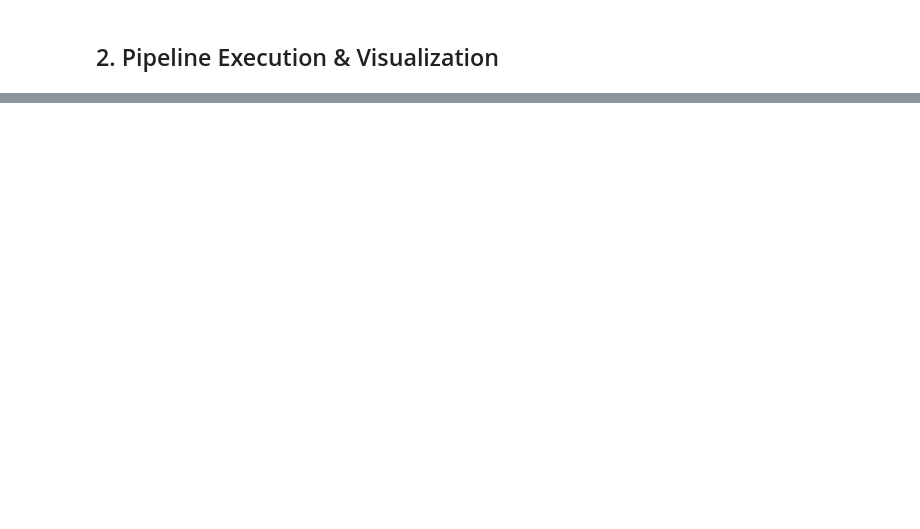
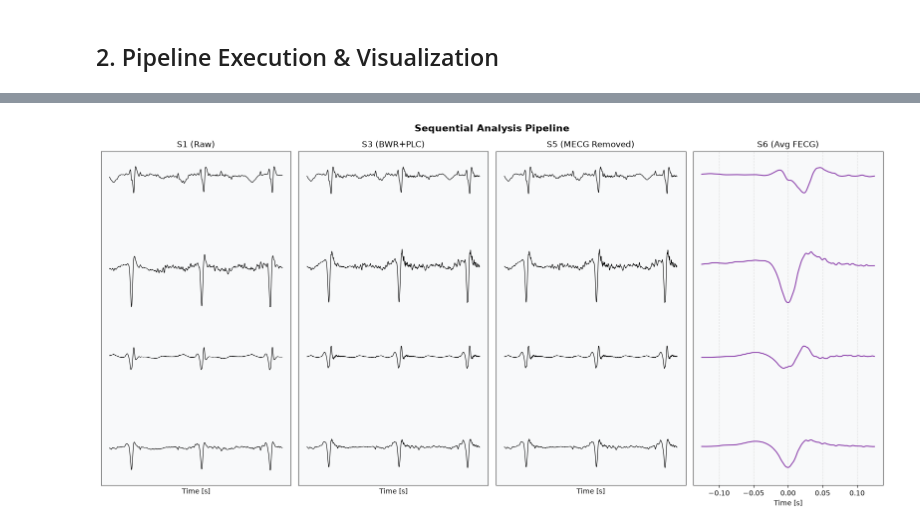
Before and after one commit to fedeceru/BSP_project, a Jupyter notebook: notebooks/main_analysis.ipynb, the cells around one changed output, grey strips where cells are left out. Cells and saved outputs as stored; diff of their text form; code cells hidden in the pictures; blank space fills up the shorter version.

```diff
--- a/notebooks/main_analysis.ipynb
+++ b/notebooks/main_analysis.ipynb
@@ -195,0 +83,37 @@ Sample Entropy (SampEn) of Fetal Residual: 0.1692
+# %%
+# 4. Cancellazione MECG (S5)
+s5_signal = np.zeros_like(s4_signal)
+for ch in range(s4_signal.shape[1]):
+    s5_signal[:, ch] = mecg_canc.subtract_mecg_least_squares(s4_signal[:, ch], maternal_peaks)
+
+# 5. Estrazione FECG (S6)
+fecg_ext = FECGExtractor(fs=fs_target)
+
+# Ricaviamo la componente PCA fetale sfruttando l'estrattore del MECGCanceller
+fetal_enhanced = mecg_canc.extract_principal_component(s5_signal.T)
+# Utilizziamo il metodo corretto: detect_fetal_qrs
+fetal_peaks = fecg_ext.detect_fetal_qrs(fetal_enhanced)
+
+# Calcolo del complesso fetale medio (S6)
+s6_avg_beat_list = []
+for ch in range(s5_signal.shape[1]):
+    # Il plotter si aspetta un range temporale di 250ms (-125 a +125), indichiamo la window
+    avg_beat = fecg_ext.synchronous_averaging(s5_signal[:, ch], fetal_peaks, window_size_sec=0.25)
+    if avg_beat is None:
+        avg_beat = np.zeros(int(0.25 * fs_target))
+    s6_avg_beat_list.append(avg_beat)
+
+s6_avg_beat = np.array(s6_avg_beat_list).T # Riportiamo a (Campioni, Canali)
+
+# Plot Fig 7 (Finestra di 2 secondi)
+plot_samples_2s = int(fs_target * 2.0)
+t_2s = np.arange(plot_samples_2s) / fs_target
+
+s1_resampled = resampler.upsample(raw_signal.T).T
+
+plot_pipeline_stages(t_2s, s1_resampled[:plot_samples_2s, :],
+                     s4_signal[:plot_samples_2s, :],
+                     s5_signal[:plot_samples_2s, :],
+                     s6_avg_beat)
+# %% [output]
+[figure, added]
```
Also changed, not shown: parts of 19 cells of this notebook, 1 other file.
